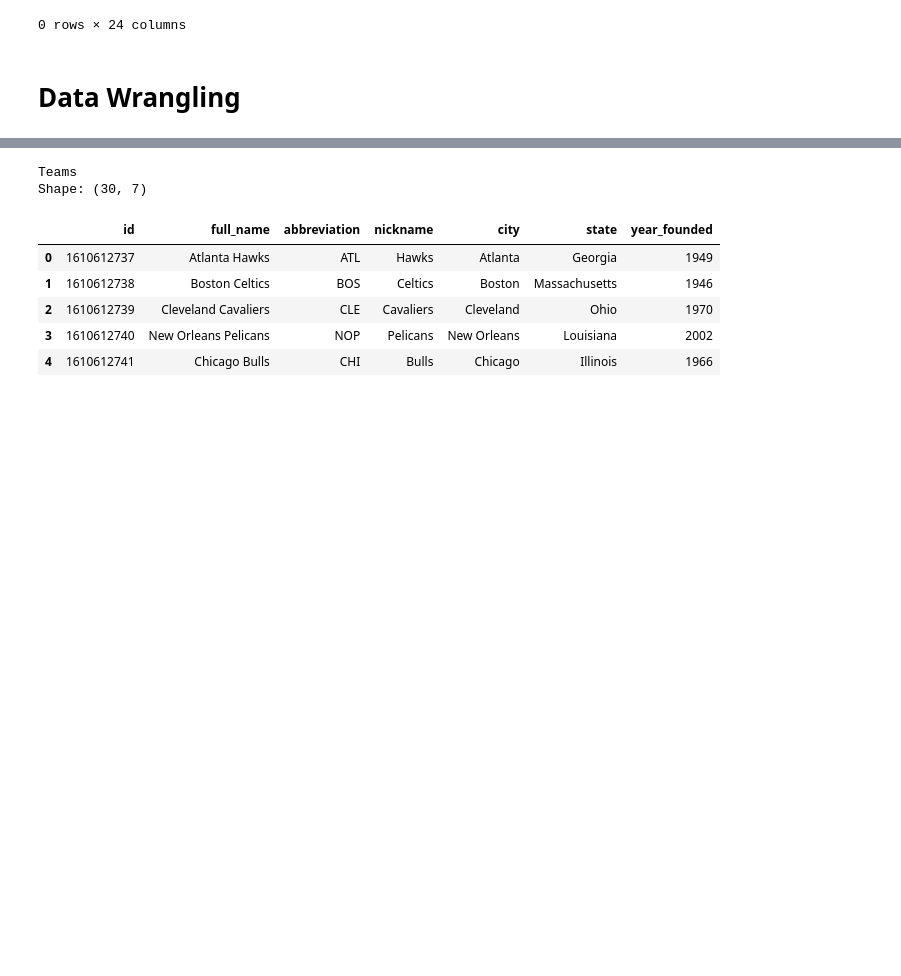
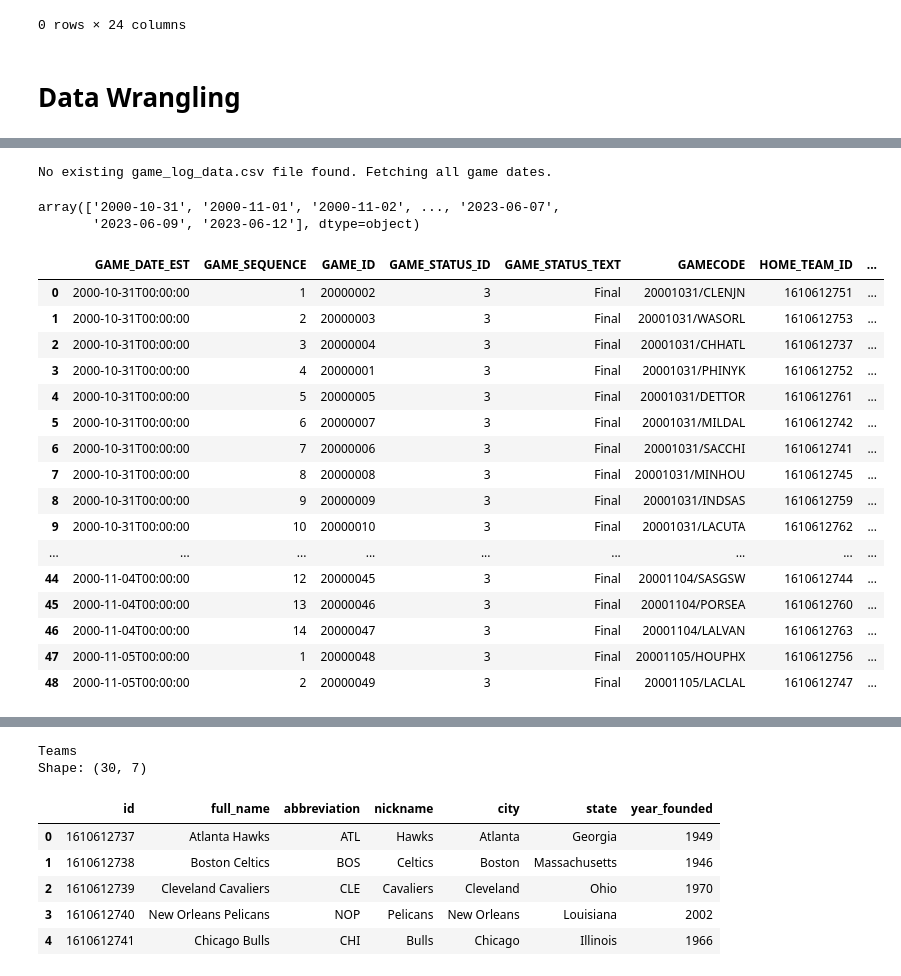
Before and after one commit to brownbrandon272/basketball, a Jupyter notebook: scripts/nba_api_testing.ipynb, the cells around one changed output, grey strips where cells are left out. Saved outputs shown, nothing was run; the diff lists cells and outputs as text; code cells hidden in the pictures; blank space fills up the shorter version.

```diff
--- a/scripts/nba_api_testing.ipynb
+++ b/scripts/nba_api_testing.ipynb
@@ -173,0 +175,32 @@ college stats
+# %%
+## get all team data for last 20 years
+from nba_api.stats.endpoints import leaguegamelog, scoreboardv2, boxscoretraditionalv2
+from requests.exceptions import ConnectionError, ReadTimeout
+from urllib3.exceptions import ProtocolError
+from datetime import datetime
+import numpy as np
+import typing as t
+import pandas as pd
+import time
+
+TEST = False
+TEST_LOOPS = 2
+FIRST_SEASON = 2000
+LAST_SEASON = 2022
+
+data_path = '../data/'
+
+MAX_RETRIES = 3
+WAIT_TIME = 5
+
+def retry_api_call(api_call, max_retries=MAX_RETRIES):
+    retries = 0
+    while retries < max_retries:
+        try:
+            return api_call()
+        except (ConnectionError, ProtocolError, ReadTimeout) as e:
+            print(f'Error occurred: {e}')
+            retries += 1
+            print(f'Retrying... (Attempt {retries}/{max_retries})')
+            time.sleep(WAIT_TIME)
+    raise ConnectionError(f'API call failed after {max_retries} retries.')
@@ -173,0 +367,34 @@ college stats
+# %%
+import numpy as np
+game_log_data = pd.read_csv(data_path + 'game_log_data.csv')
+game_log_data
+distinct_game_dates = np.sort(game_log_data['GAME_DATE'].unique()) # .sort()
+# distinct_game_dates.sort
+
+# ## Get distinct_game_dates that are greater than get_max_game_date()
+distinct_game_dates = filter_game_dates(distinct_game_dates)
+distinct_game_dates
+# %% [output]
+No existing game_log_data.csv file found. Fetching all game dates.
+array(['2000-10-31', '2000-11-01', '2000-11-02', ..., '2023-06-07',
+       '2023-06-09', '2023-06-12'], dtype=object)
+# %%
+pd.read_csv(data_path + f'scoreboard_data_{2000}.csv')
+# %% [output]
+|  | GAME_DATE_EST | GAME_SEQUENCE | GAME_ID | GAME_STATUS_ID | GAME_STATUS_TEXT | GAMECODE | HOME_TEAM_ID | ... |
+| 0 | 2000-10-31T00:00:00 | 1 | 20000002 | 3 | Final | 20001031/CLENJN | 1610612751 | ... |
+| 1 | 2000-10-31T00:00:00 | 2 | 20000003 | 3 | Final | 20001031/WASORL | 1610612753 | ... |
+| 2 | 2000-10-31T00:00:00 | 3 | 20000004 | 3 | Final | 20001031/CHHATL | 1610612737 | ... |
+| 3 | 2000-10-31T00:00:00 | 4 | 20000001 | 3 | Final | 20001031/PHINYK | 1610612752 | ... |
+| 4 | 2000-10-31T00:00:00 | 5 | 20000005 | 3 | Final | 20001031/DETTOR | 1610612761 | ... |
+| 5 | 2000-10-31T00:00:00 | 6 | 20000007 | 3 | Final | 20001031/MILDAL | 1610612742 | ... |
+| 6 | 2000-10-31T00:00:00 | 7 | 20000006 | 3 | Final | 20001031/SACCHI | 1610612741 | ... |
+| 7 | 2000-10-31T00:00:00 | 8 | 20000008 | 3 | Final | 20001031/MINHOU | 1610612745 | ... |
+| 8 | 2000-10-31T00:00:00 | 9 | 20000009 | 3 | Final | 20001031/INDSAS | 1610612759 | ... |
+| 9 | 2000-10-31T00:00:00 | 10 | 20000010 | 3 | Final | 20001031/LACUTA | 1610612762 | ... |
+| ... | ... | ... | ... | ... | ... | ... | ... | ... |
+| 44 | 2000-11-04T00:00:00 | 12 | 20000045 | 3 | Final | 20001104/SASGSW | 1610612744 | ... |
+| 45 | 2000-11-04T00:00:00 | 13 | 20000046 | 3 | Final | 20001104/PORSEA | 1610612760 | ... |
+| 46 | 2000-11-04T00:00:00 | 14 | 20000047 | 3 | Final | 20001104/LALVAN | 1610612763 | ... |
+| 47 | 2000-11-05T00:00:00 | 1 | 20000048 | 3 | Final | 20001105/HOUPHX | 1610612756 | ... |
+| 48 | 2000-11-05T00:00:00 | 2 | 20000049 | 3 | Final | 20001105/LACLAL | 1610612747 | ... |
```
Also changed, not shown: parts of 22 cells of this notebook, 10 other files.
